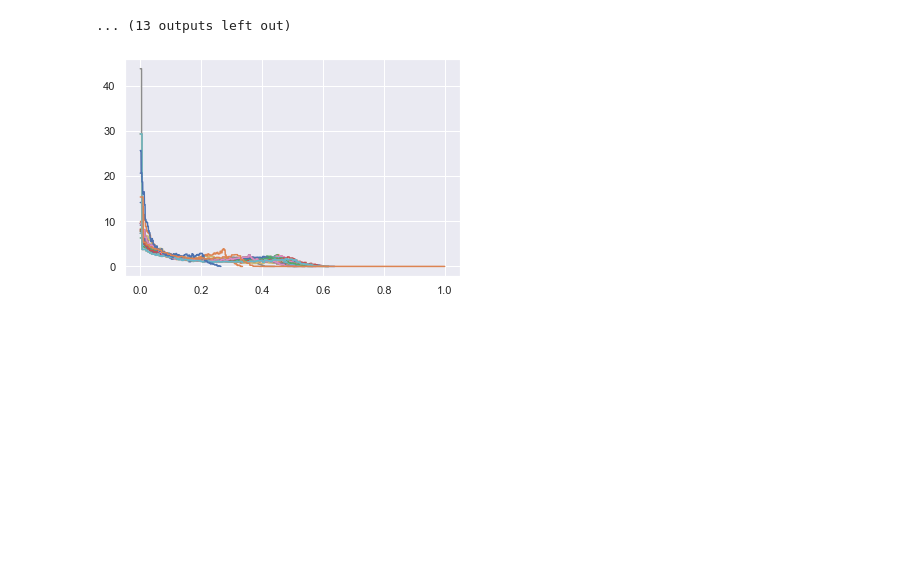
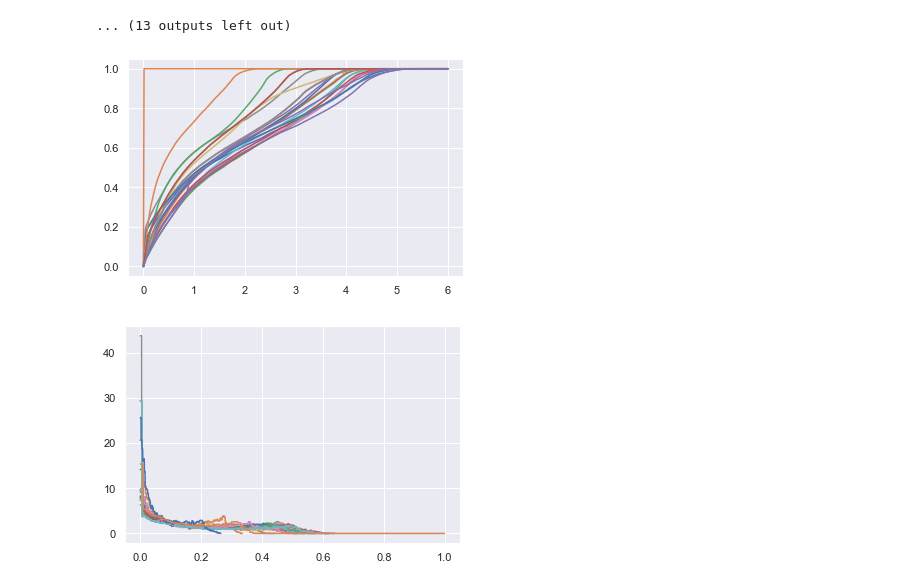
Before and after one commit to ishilov/data_market, a Jupyter notebook: third_test.ipynb, the cells around one changed output. Saved outputs shown, nothing was run; the diff lists cells and outputs as text; code cells hidden in the pictures; blank space fills up the shorter version.

```diff
--- a/third_test.ipynb
+++ b/third_test.ipynb
@@ -101,6 +122,17 @@ for key in agent_keys:
 [figure]
 [figure]
 ... (13 outputs left out)
+# %%
+support = np.linspace(0,6, 1000)
+
+for key in agent_keys:
+    plt.plot(support, distributions_solar[key].cdf(support), label = key)
+    #plt.plot(support, distributions_solar_2[key].cdf(support), label = key)
+    #plt.legend()
+
+plt.show()
+# %% [output]
+[figure, added]
 # %%
 sellers = [Seller(distributions[key]['probas_solar'], distributions[key]['values_solar'], wager = 100) for key in agent_keys[:-2] if key != 5746]
 task = 4
```
Also changed, not shown: parts of 1 cell of this notebook, 1 other file.
